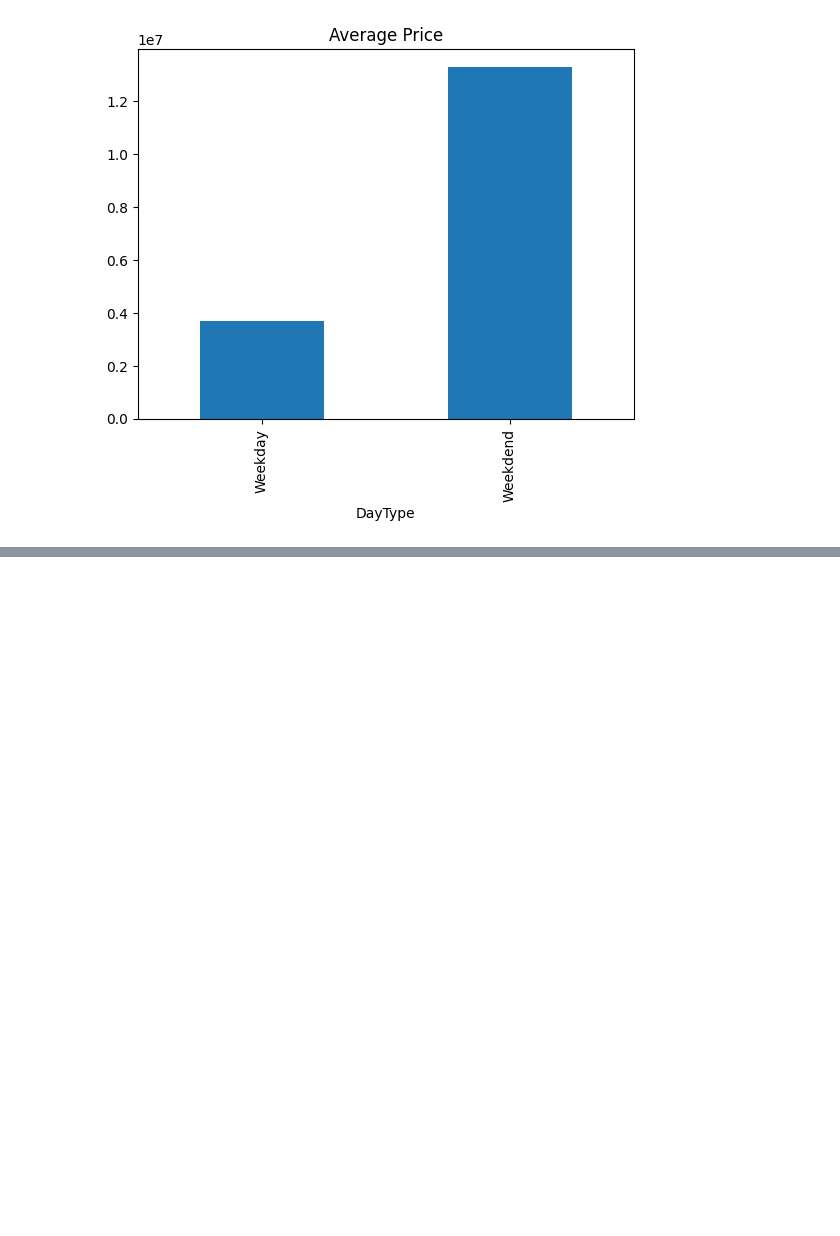
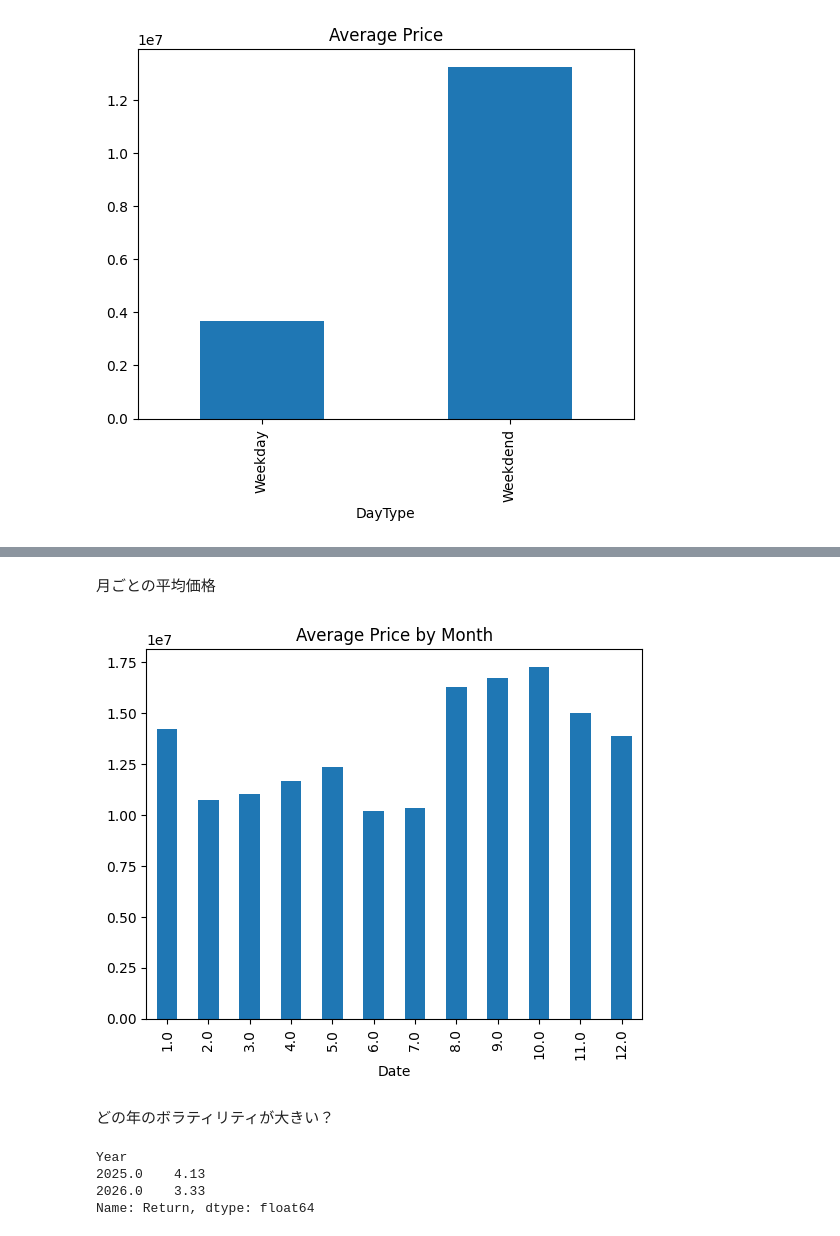
Before and after one commit to shota98501/workspace, a Jupyter notebook: Project/crypto_project/crypto_project(years).ipynb, the cells around one changed output, grey strips where cells are left out. Drawn from its saved outputs; the diff is of its cells as text; code cells hidden in the pictures; blank space fills up the shorter version.

```diff
--- a/Project/crypto_project/crypto_project(years).ipynb
+++ b/Project/crypto_project/crypto_project(years).ipynb
@@ -167,0 +170,2 @@ plt.show()
+# %%
+crypto_df["Return"] = df["Price"].pct_change() * 100
@@ -167,0 +201,35 @@ plt.show()
+# %% [markdown]
+月ごとの平均価格
+# %%
+monthly = (
+    crypto_df.groupby(df["Date"].dt.month)["Price"]
+    .mean()
+    .round()
+)
+# %%
+monthly.plot(
+    kind="bar"
+)
+
+plt.title(
+    "Average Price by Month"
+)
+
+plt.show()
+# %% [output]
+[figure, added]
+# %% [markdown]
+どの年のボラティリティが大きい？
+# %%
+volatility = (
+    crypto_df.groupby("Year")["Return"]
+      .std()
+      .round(2)
+)
+
+print(volatility)
+# %% [output]
+Year
+2025.0    4.13
+2026.0    3.33
+Name: Return, dtype: float64
```
Also changed, not shown: parts of 9 cells of this notebook.
